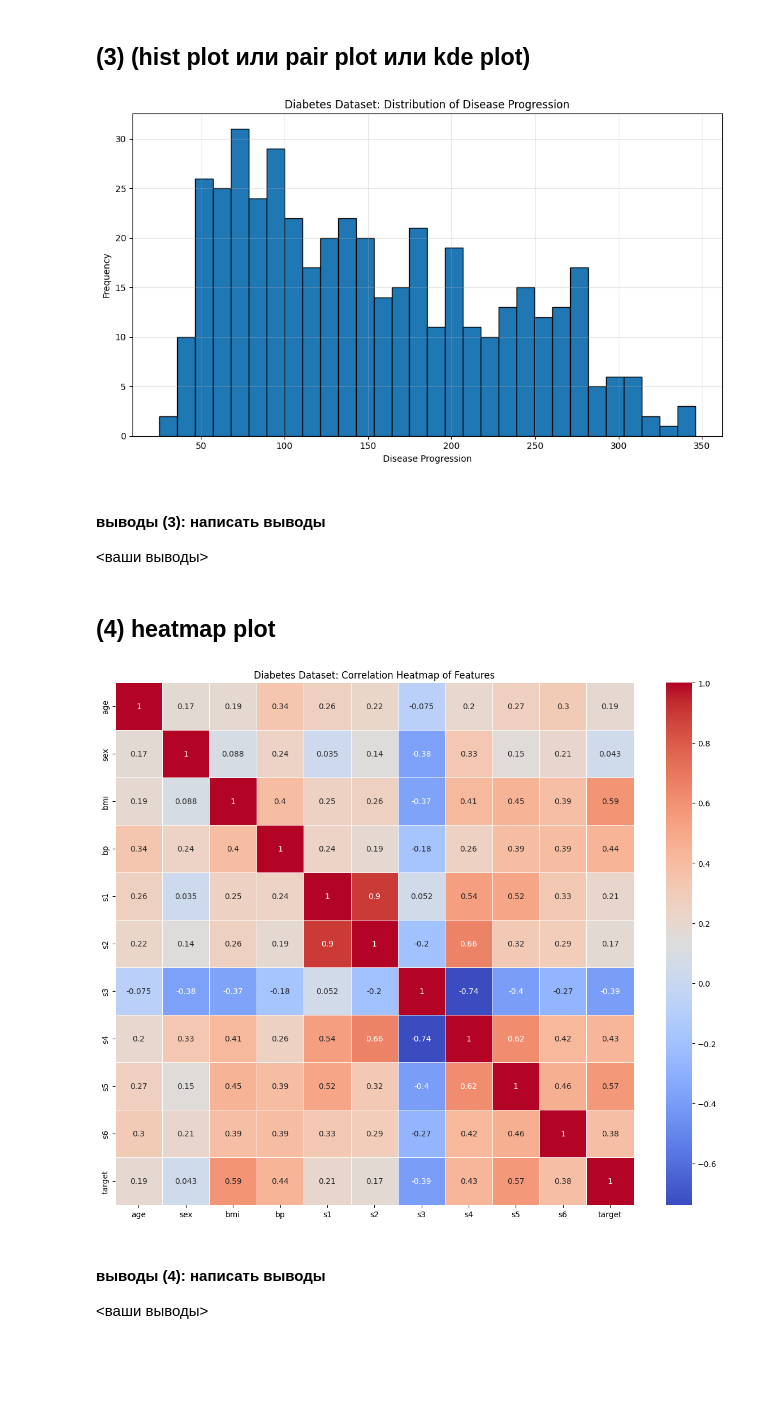
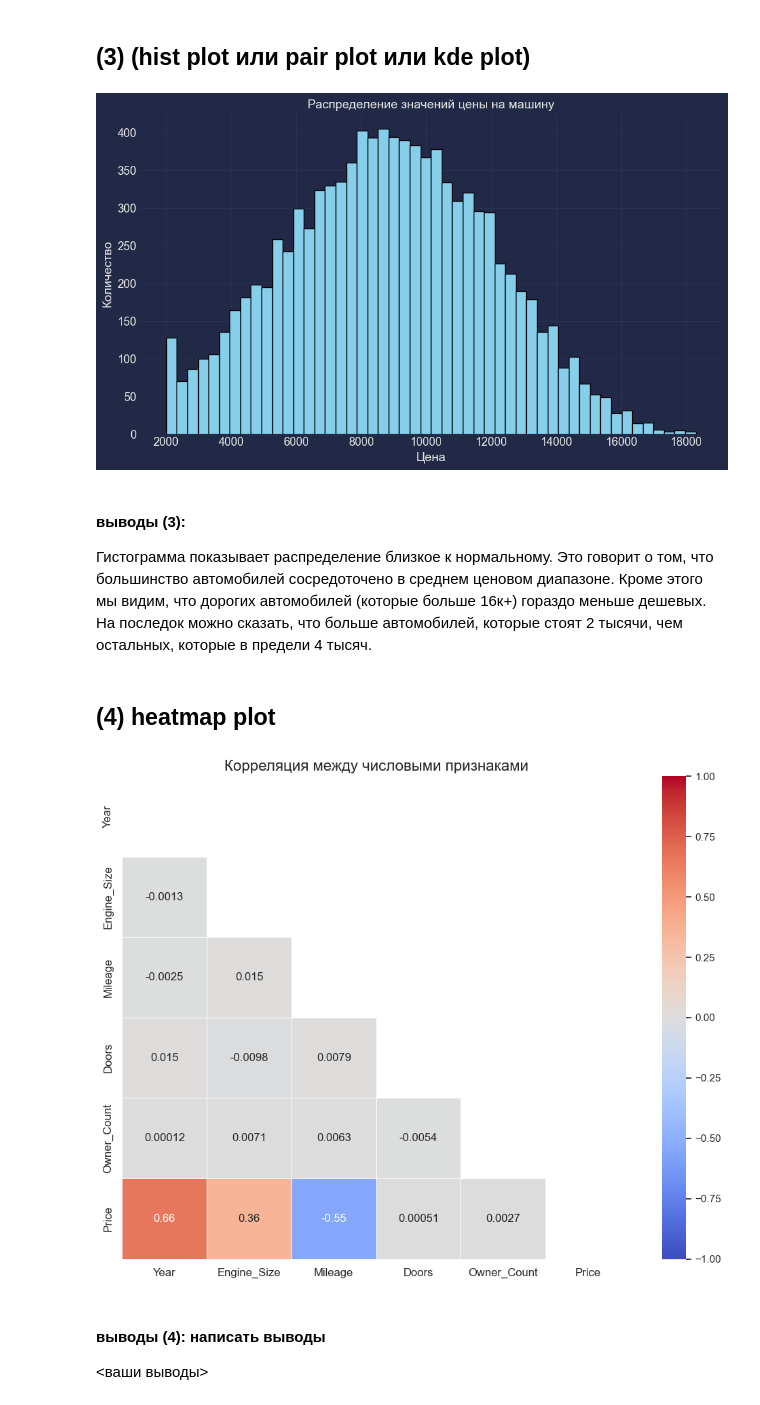
Before and after one commit to gal0chka/beautiful-EDA, a Jupyter notebook: notebook_homework.ipynb, the cells around one changed output. Saved outputs shown, nothing was run; the diff lists cells and outputs as text; code cells hidden in the pictures; blank space fills up the shorter version.

Commit message:
add 3 plot

```diff
--- a/notebook_homework.ipynb
+++ b/notebook_homework.ipynb
@@ -33,7 +33,9 @@ import matplotlib.pyplot as plt
 import seaborn as sns
 import pandas as pd
 import numpy as np
-from sklearn.datasets import load_diabetes
 import seaborn as sns
+import mplcyberpunk
+
+plt.style.use("cyberpunk")
 # %%
 # подставьте ваше имя и фамилию в эту переменную как в примере, (например Максим_Шаланкин)
@@ -58,0 +48,3 @@ df['target'] = y
+# %%
+data = pd.read_csv(r"C:\beautiful EDA\car_price_dataset.csv")
+data.head()
@@ -114,43 +167,45 @@ plt.savefig(
 # %%
-# это плохой пример, его нужно удалить
 plt.figure(figsize=(10, 6))
-plt.hist(y, bins=30, edgecolor='black')
-plt.xlabel('Disease Progression')
-plt.ylabel('Frequency')
-plt.title('Diabetes Dataset: Distribution of Disease Progression')
-plt.grid(True, alpha=0.3)
+plt.hist(data["Price"], bins=50, color='skyblue', edgecolor='black')
+plt.xlabel("Цена", fontsize=14)
+plt.ylabel("Количество", fontsize=14)
+plt.title("Распределение значений цены на машину", fontsize=14)
+plt.tick_params(axis='both', which='major', labelsize=13)
+plt.grid(True)
 plt.tight_layout()
+plt.show()
 
-# этот код сохраняет картинку для отправки ДЗ
-plt.savefig(
-    os.path.join(path_to_save_images, f'{image_name_prefix}_image_3.png')
-)
+# plt.savefig(
+#     os.path.join(path_to_save_images, f'{image_name_prefix}_image_3.png')
+# )
 # %% [output]
-[figure, old version]
+[figure, new version]
 # %% [markdown]
-#### выводы (3): написать выводы
-<ваши выводы>
+#### выводы (3):
+Гистограмма показывает распределение близкое к нормальному. Это говорит о том, что большинство автомобилей сосредоточено в среднем ценовом диапазоне. Кроме этого мы видим, что дорогих автомобилей (которые больше 16к+) гораздо меньше дешевых. На последок можно сказать, что больше автомобилей, которые стоят 2 тысячи, чем остальных, которые в предели 4 тысяч.
 # %% [markdown]
 ##  (4) heatmap plot
 # %%
 # ваш код
 # %%
-# это плохой пример, его нужно удалить
-corr_matrix = df.corr()
+numeric_data = data.select_dtypes(include=[np.number])
+corr_matrix = numeric_data.corr()
+mask = np.triu(np.ones_like(corr_matrix, dtype=bool))
+plt.figure(figsize=(10, 8))
+sns.heatmap(corr_matrix, mask=mask, annot=True, cmap='coolwarm', vmin=-1, vmax=1, linewidths=0.5)
+plt.title("Корреляция между числовыми признаками", fontsize=16)
+plt.xticks(fontsize=12)
+plt.yticks(fontsize=12)
+plt.tight_layout()
+plt.show()
 
-# Create a heatmap plot
-plt.figure(figsize=(12, 10))
-sns.heatmap(corr_matrix, annot=True, cmap='coolwarm', linewidths=0.5)
-plt.title('Diabetes Dataset: Correlation Heatmap of Features')
-plt.tight_layout()
-plt.tight_layout()
 
 # этот код сохраняет картинку для отправки ДЗ
-plt.savefig(
-    os.path.join(path_to_save_images, f'{image_name_prefix}_image_4.png')
-)
+# plt.savefig(
+#     os.path.join(path_to_save_images, f'{image_name_prefix}_image_4.png')
+# )
 # %% [output]
-[figure, old version]
+[figure, new version]
 # %% [markdown]
 #### выводы (4): написать выводы
 <ваши выводы>
```
Also changed, not shown: parts of 15 cells of this notebook.
